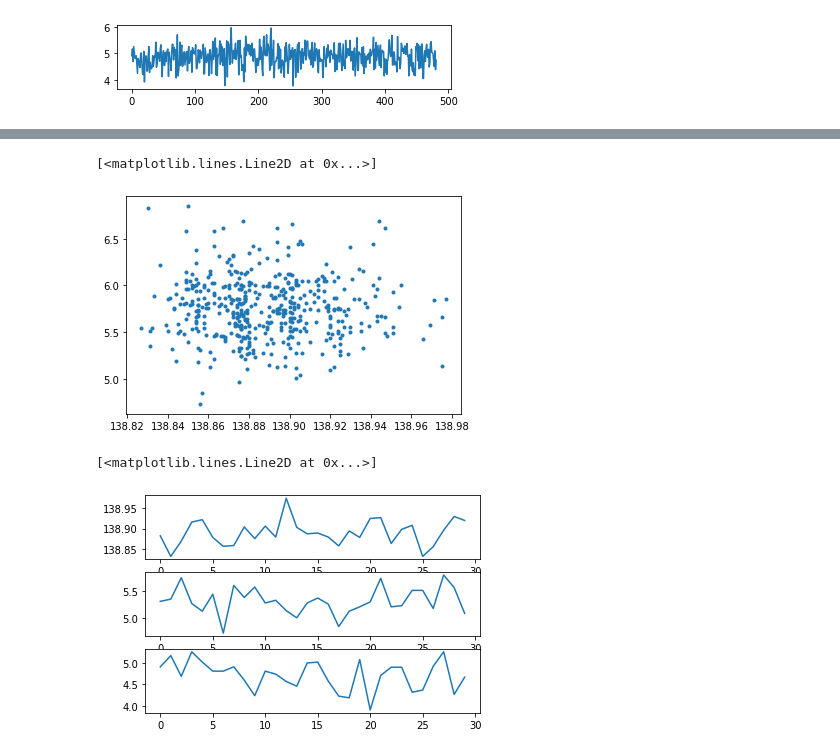
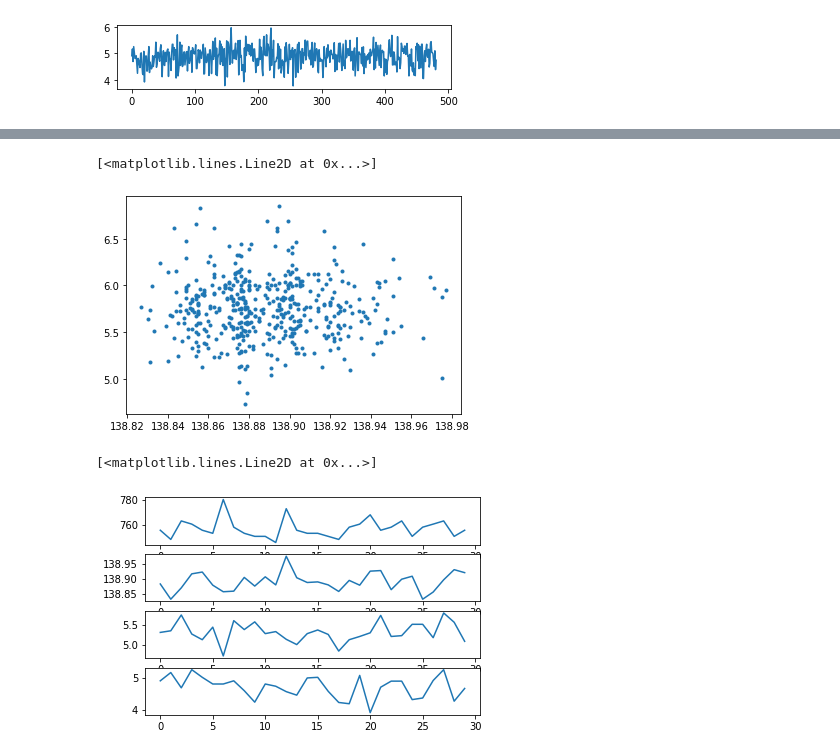
Before and after one commit to hsnam95/my, a Jupyter notebook: ctr.ipynb, the cells around one changed output, grey strips where cells are left out. Cells and saved outputs as stored; diff of their text form; code cells hidden in the pictures.

```diff
--- a/ctr.ipynb
+++ b/ctr.ipynb
@@ -92,16 +105,18 @@ plt.plot(dfy2.작동측정값)
 # %%
-plt.plot(dfx.코킹거리측정, dfy1.기동측정값[:-1], '.')
+plt.plot(dfx.코킹거리측정, dfy1.기동측정값[1:], '.')
 # %% [output]
 [<matplotlib.lines.Line2D at 0x...>]
-[figure, old version]
+[figure, new version]
 # %%
 plt.figure()
-plt.subplot(3,1,1)
+plt.subplot(4,1,1)
+plt.plot(dfx.코킹하중측정[:30])
+plt.subplot(4,1,2)
 plt.plot(dfx.코킹거리측정[:30])
-plt.subplot(3,1,2)
+plt.subplot(4,1,3)
 plt.plot(dfy1.기동측정값[:30])
-plt.subplot(3,1,3)
+plt.subplot(4,1,4)
 plt.plot(dfy2.작동측정값[:30])
 # %% [output]
 [<matplotlib.lines.Line2D at 0x...>]
-[figure, old version]
+[figure, new version]
```
Also changed, not shown: parts of 2 cells of this notebook.
